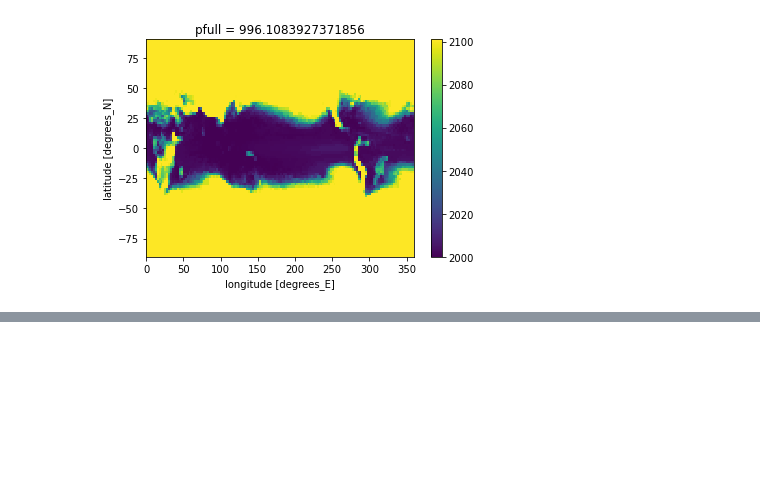
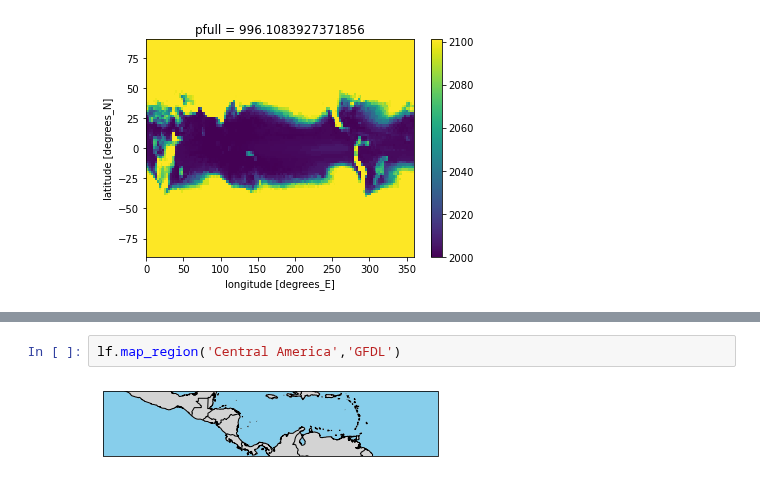
Before and after one commit to KYan19/pei, a Jupyter notebook: notebooks/0_Testing.ipynb, the cells around one changed output, grey strips where cells are left out. Drawn from its saved outputs; the diff is of its cells as text; blank space fills up the shorter version.

```diff
--- a/notebooks/0_Testing.ipynb
+++ b/notebooks/0_Testing.ipynb
@@ -137,0 +65,4 @@ Data variables:
+# %%
+lf.map_region('Central America','GFDL')
+# %% [output]
+[figure, added]
```
Also changed, not shown: parts of 18 cells of this notebook, 4 other files.
